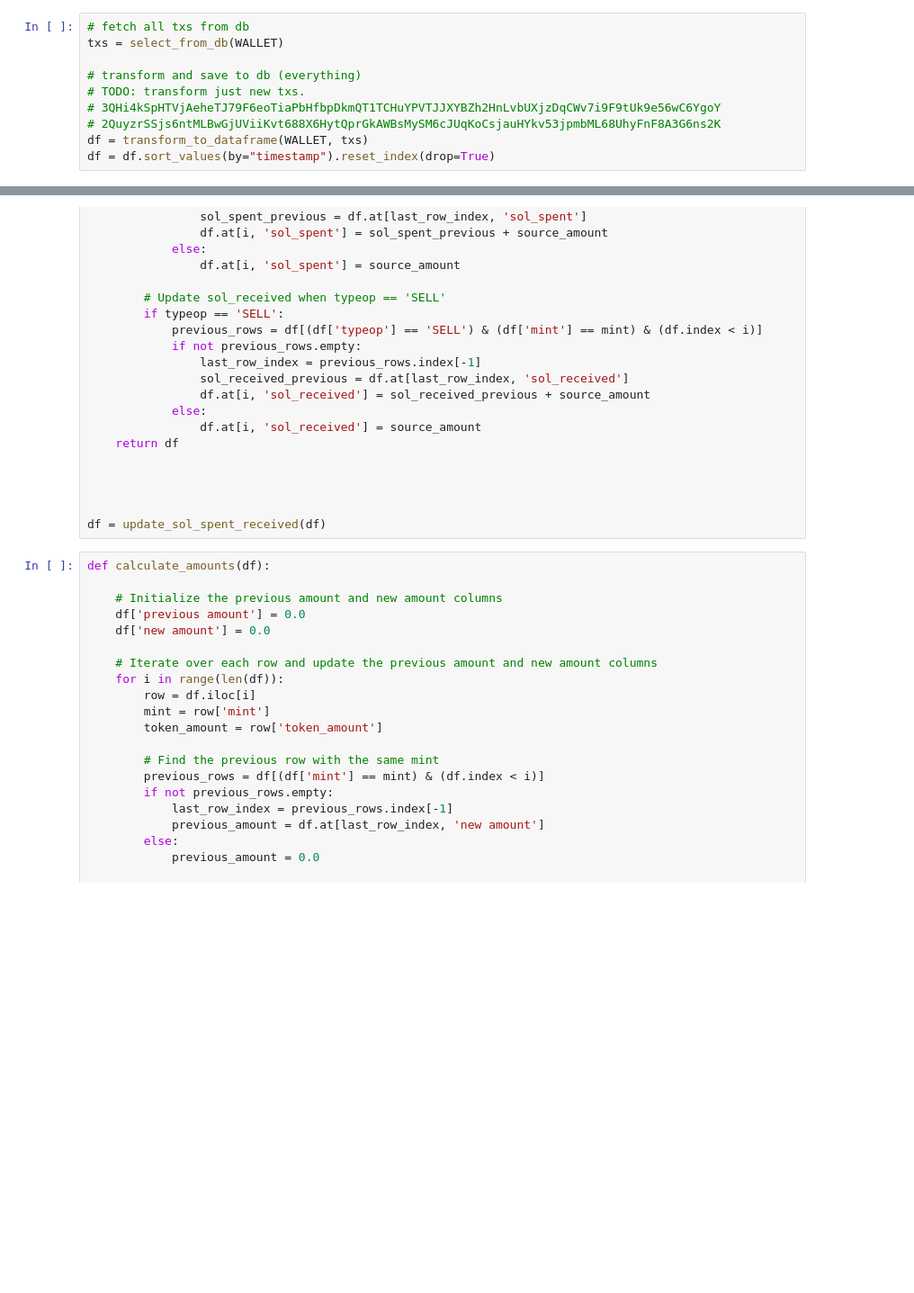
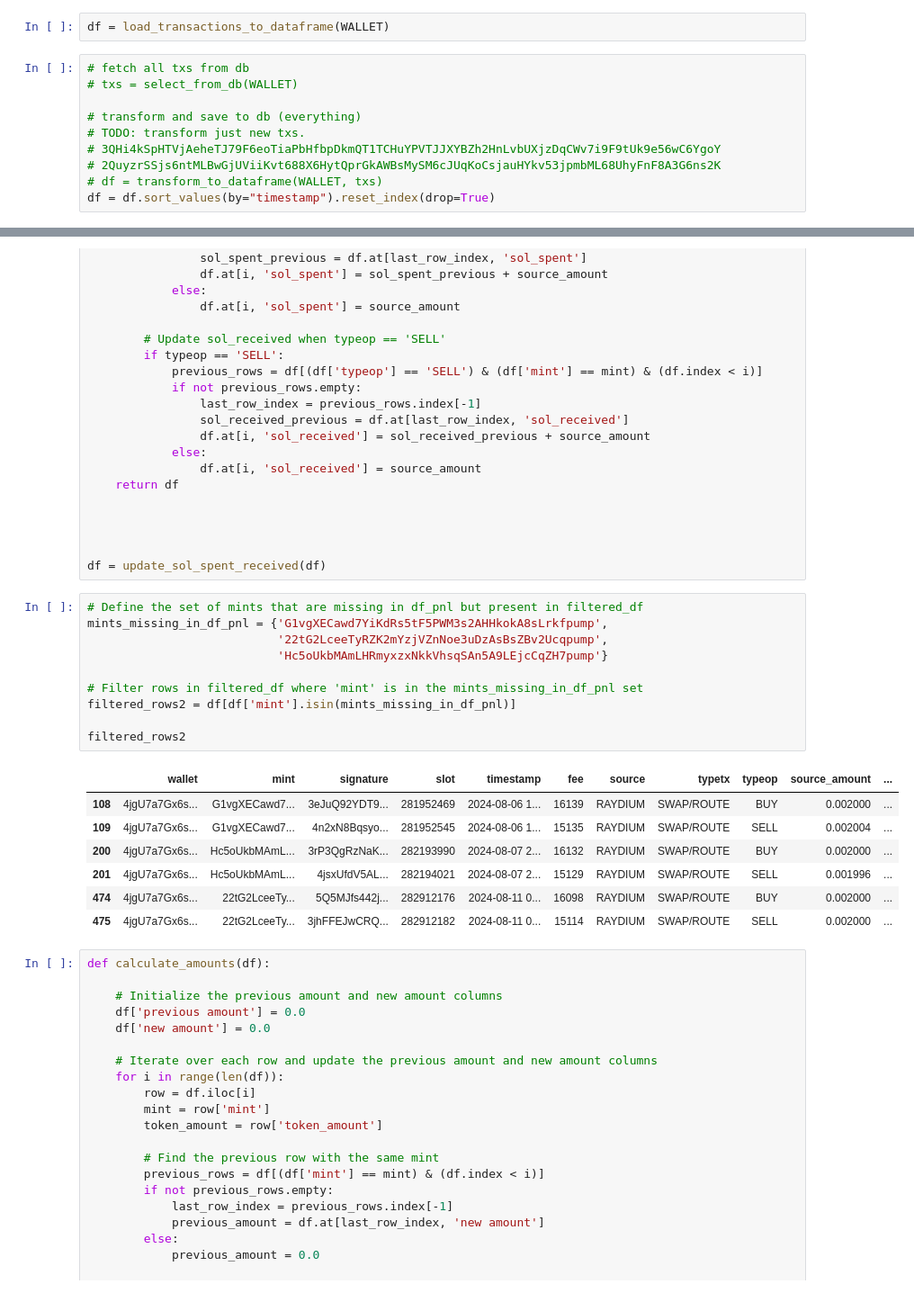
Before and after one commit to grobelr/tgbot-sol, a Jupyter notebook: utils-tester.ipynb, the cells around one changed output, grey strips where cells are left out. Shown: that part at 90% size. Cells and saved outputs as stored; diff of their text form; blank space fills up the shorter version.

```diff
--- a/utils-tester.ipynb
+++ b/utils-tester.ipynb
@@ -11,15 +11,17 @@ load_dotenv()
 # DATABASE_URL = os.getenv('DATABASE_URL')
 # TABLE_NAME = os.getenv('TABLE_NAME')
 WALLET = os.getenv('WALLET')
+# %%
+df = load_transactions_to_dataframe(WALLET)
 # %%
 # fetch all txs from db
-txs = select_from_db(WALLET)
+# txs = select_from_db(WALLET)
 
 # transform and save to db (everything)
 # TODO: transform just new txs.
 # 3QHi4kSpHTVjAeheTJ79F6eoTiaPbHfbpDkmQT1TCHuYPVTJJXYBZh2HnLvbUXjzDqCWv7i9F9tUk9e56wC6YgoY
 # 2QuyzrSSjs6ntMLBwGjUViiKvt688X6HytQprGkAWBsMySM6cJUqKoCsjauHYkv53jpmbML68UhyFnF8A3G6ns2K
-df = transform_to_dataframe(WALLET, txs)
+# df = transform_to_dataframe(WALLET, txs)
 df = df.sort_values(by="timestamp").reset_index(drop=True)
 # %%
 pd.set_option('display.max_colwidth', 15)
@@ -60,6 +62,24 @@ def update_sol_spent_received(df):
 
 
 df = update_sol_spent_received(df)
+# %%
+# Define the set of mints that are missing in df_pnl but present in filtered_df
+mints_missing_in_df_pnl = {'G1vgXECawd7YiKdRs5tF5PWM3s2AHHkokA8sLrkfpump',
+                           '22tG2LceeTyRZK2mYzjVZnNoe3uDzAsBsZBv2Ucqpump',
+                           'Hc5oUkbMAmLHRmyxzxNkkVhsqSAn5A9LEjcCqZH7pump'}
+
+# Filter rows in filtered_df where 'mint' is in the mints_missing_in_df_pnl set
+filtered_rows2 = df[df['mint'].isin(mints_missing_in_df_pnl)]
+
+filtered_rows2
+# %% [output]
+|  | wallet | mint | signature | slot | timestamp | fee | source | typetx | typeop | source_amount | ... |
+| 108 | 4jgU7a7Gx6s... | G1vgXECawd7... | 3eJuQ92YDT9... | 281952469 | 2024-08-06 1... | 16139 | RAYDIUM | SWAP/ROUTE | BUY | 0.002000 | ... |
+| 109 | 4jgU7a7Gx6s... | G1vgXECawd7... | 4n2xN8Bqsyo... | 281952545 | 2024-08-06 1... | 15135 | RAYDIUM | SWAP/ROUTE | SELL | 0.002004 | ... |
+| 200 | 4jgU7a7Gx6s... | Hc5oUkbMAmL... | 3rP3QgRzNaK... | 282193990 | 2024-08-07 2... | 16132 | RAYDIUM | SWAP/ROUTE | BUY | 0.002000 | ... |
+| 201 | 4jgU7a7Gx6s... | Hc5oUkbMAmL... | 4jsxUfdV5AL... | 282194021 | 2024-08-07 2... | 15129 | RAYDIUM | SWAP/ROUTE | SELL | 0.001996 | ... |
+| 474 | 4jgU7a7Gx6s... | 22tG2LceeTy... | 5Q5MJfs442j... | 282912176 | 2024-08-11 0... | 16098 | RAYDIUM | SWAP/ROUTE | BUY | 0.002000 | ... |
+| 475 | 4jgU7a7Gx6s... | 22tG2LceeTy... | 3jhFFEJwCRQ... | 282912182 | 2024-08-11 0... | 15114 | RAYDIUM | SWAP/ROUTE | SELL | 0.002000 | ... |
 # %%
 def calculate_amounts(df):
 
```
Also changed, not shown: parts of 10 cells of this notebook, 1 other file.
